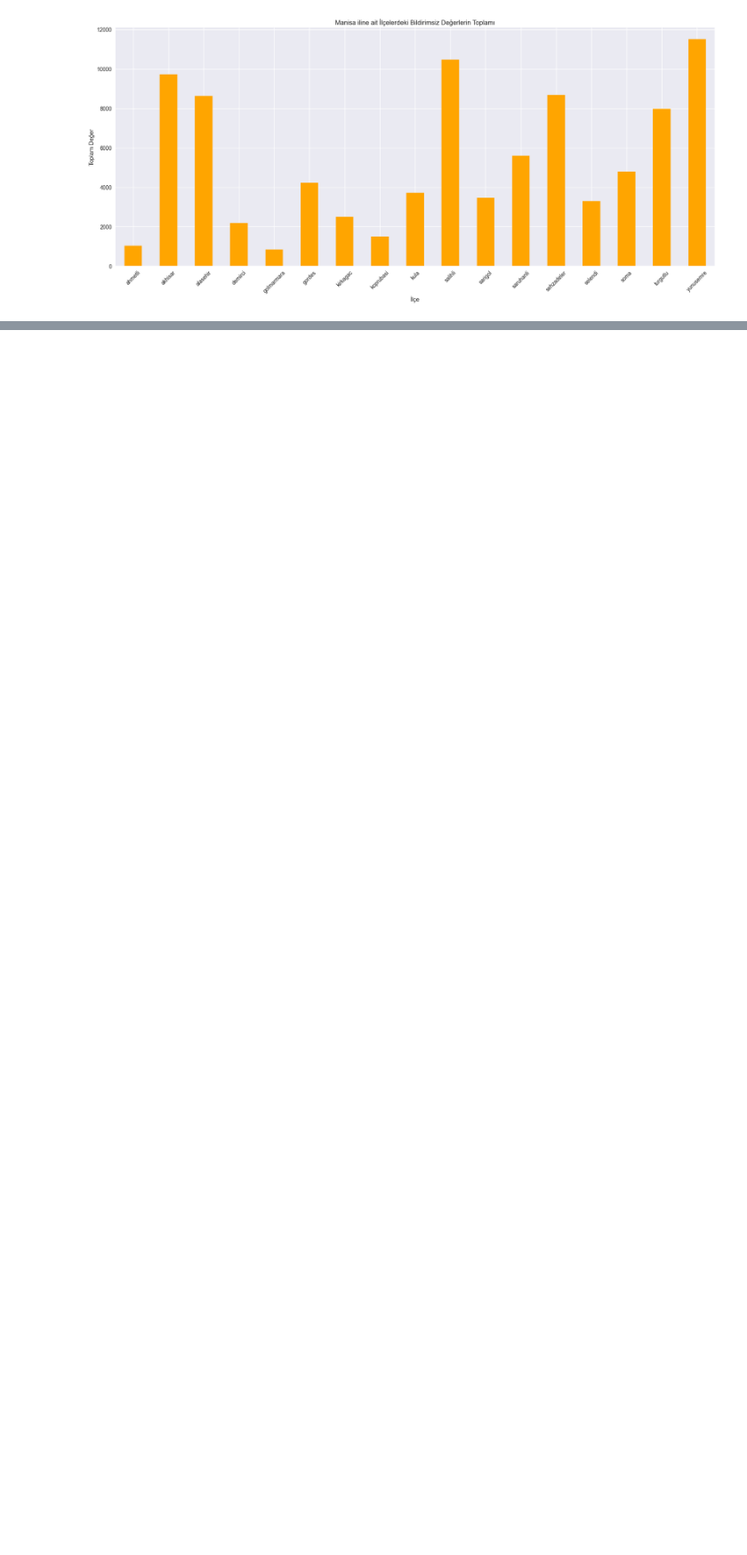
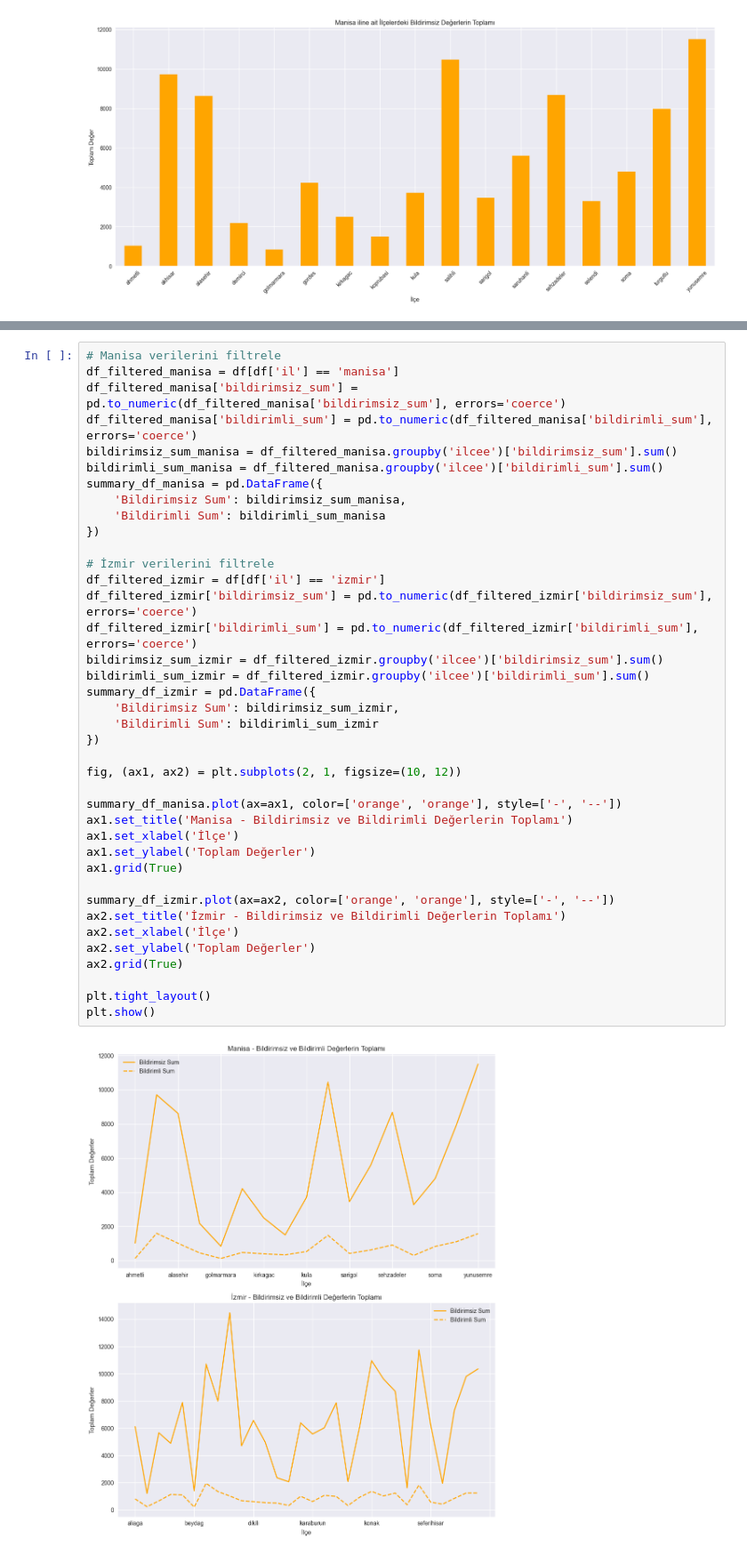
Before and after one commit to Confidence-Interval/gdz-elektrik-datathon, a Jupyter notebook: Notebooks/gdz-eda.ipynb, the cells around one changed output, grey strips where cells are left out. Shown at 89% size. Saved outputs shown, nothing was run; the diff lists cells and outputs as text; blank space fills up the shorter version.

```diff
--- a/Notebooks/gdz-eda.ipynb
+++ b/Notebooks/gdz-eda.ipynb
@@ -131,0 +188,41 @@ dtype: int64
+# %%
+# Manisa verilerini filtrele
+df_filtered_manisa = df[df['il'] == 'manisa']
+df_filtered_manisa['bildirimsiz_sum'] = pd.to_numeric(df_filtered_manisa['bildirimsiz_sum'], errors='coerce')
+df_filtered_manisa['bildirimli_sum'] = pd.to_numeric(df_filtered_manisa['bildirimli_sum'], errors='coerce')
+bildirimsiz_sum_manisa = df_filtered_manisa.groupby('ilcee')['bildirimsiz_sum'].sum()
+bildirimli_sum_manisa = df_filtered_manisa.groupby('ilcee')['bildirimli_sum'].sum()
+summary_df_manisa = pd.DataFrame({
+    'Bildirimsiz Sum': bildirimsiz_sum_manisa,
+    'Bildirimli Sum': bildirimli_sum_manisa
+})
+
+# İzmir verilerini filtrele
+df_filtered_izmir = df[df['il'] == 'izmir']
+df_filtered_izmir['bildirimsiz_sum'] = pd.to_numeric(df_filtered_izmir['bildirimsiz_sum'], errors='coerce')
+df_filtered_izmir['bildirimli_sum'] = pd.to_numeric(df_filtered_izmir['bildirimli_sum'], errors='coerce')
+bildirimsiz_sum_izmir = df_filtered_izmir.groupby('ilcee')['bildirimsiz_sum'].sum()
+bildirimli_sum_izmir = df_filtered_izmir.groupby('ilcee')['bildirimli_sum'].sum()
+summary_df_izmir = pd.DataFrame({
+    'Bildirimsiz Sum': bildirimsiz_sum_izmir,
+    'Bildirimli Sum': bildirimli_sum_izmir
+})
+
+fig, (ax1, ax2) = plt.subplots(2, 1, figsize=(10, 12))
+
+summary_df_manisa.plot(ax=ax1, color=['orange', 'orange'], style=['-', '--'])
+ax1.set_title('Manisa - Bildirimsiz ve Bildirimli Değerlerin Toplamı')
+ax1.set_xlabel('İlçe')
+ax1.set_ylabel('Toplam Değerler')
+ax1.grid(True)
+
+summary_df_izmir.plot(ax=ax2, color=['orange', 'orange'], style=['-', '--'])
+ax2.set_title('İzmir - Bildirimsiz ve Bildirimli Değerlerin Toplamı')
+ax2.set_xlabel('İlçe')
+ax2.set_ylabel('Toplam Değerler')
+ax2.grid(True)
+
+plt.tight_layout()
+plt.show()
+# %% [output]
+[figure, added]
```
Also changed, not shown: parts of 21 cells of this notebook.
